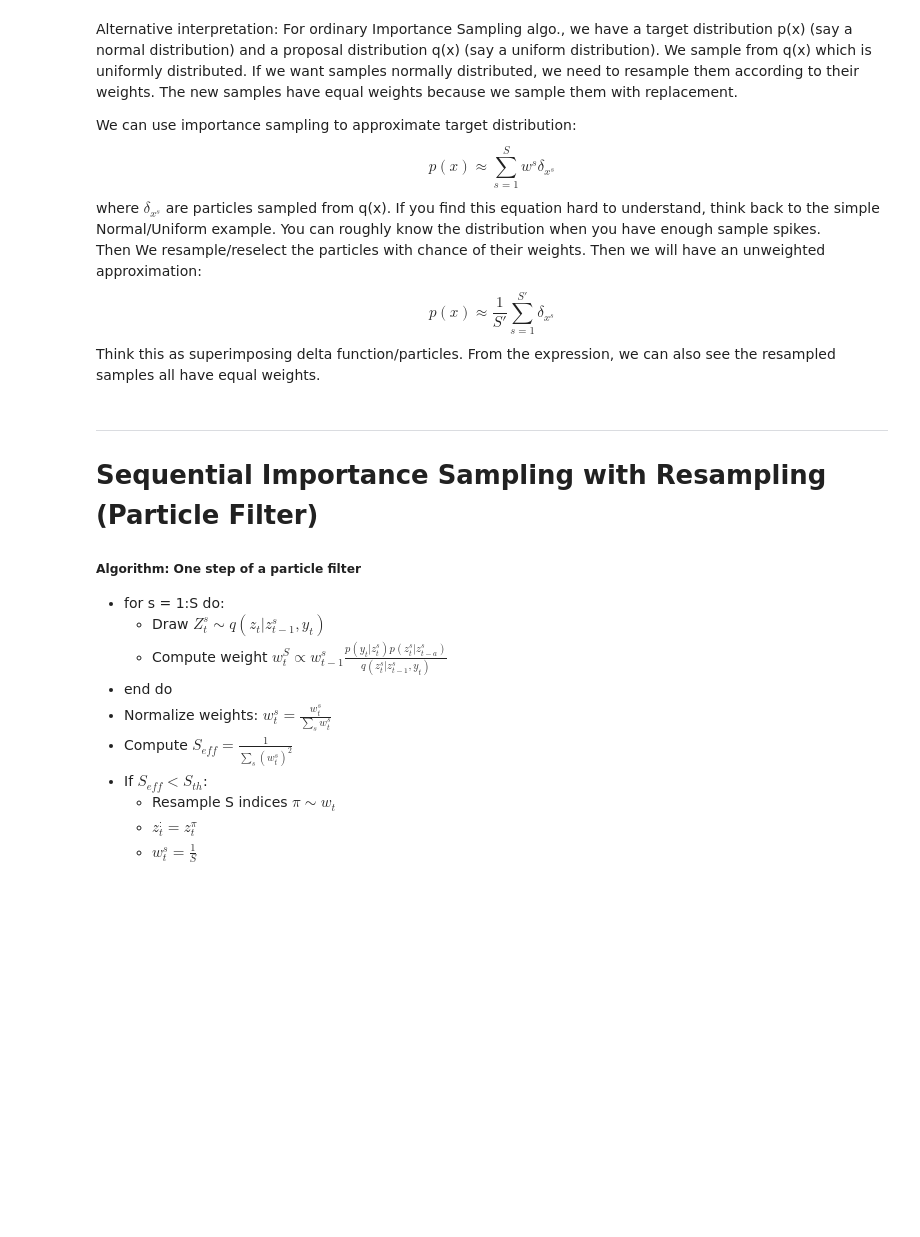
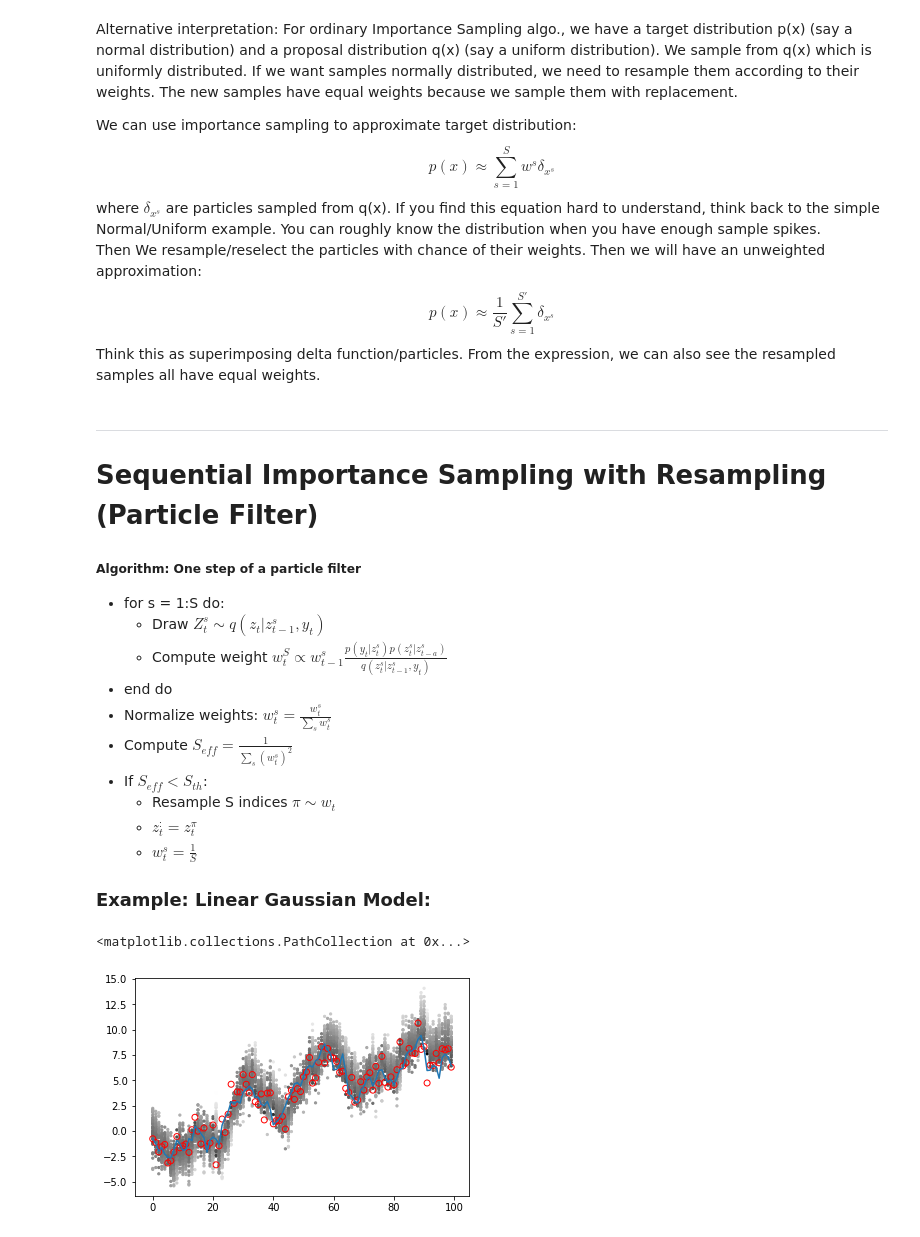
Before and after one commit to williamLyh/ML_python, a Jupyter notebook: Sequential Importance Sampling and Resampling.ipynb, the cells around one changed output. Saved outputs shown, nothing was run; the diff lists cells and outputs as text; code cells hidden in the pictures; blank space fills up the shorter version.

```diff
--- a/Sequential Importance Sampling and Resampling.ipynb
+++ b/Sequential Importance Sampling and Resampling.ipynb
@@ -166,4 +174,39 @@ Think this as superimposing delta function/particles. From the expression, we ca
     - Resample S indices $\pi \sim w_t$
     - $z_t^: = z_t^{\pi}$
     - $w_t^s = \frac{1}{S}$
+
+### Example: Linear Gaussian Model:
+# %%
+from scipy import stats
+time = 100
+particle_number = 50
+particles_Log = np.zeros([particle_number,time])
+weights_Log = np.zeros([particle_number,time])
+# initialize
+particles = np.random.normal(0,1,particle_number)
+weights = np.ones(particle_number)/particle_number
+#particles_Log[:,0] = particles
+#weights_Log[:,0] = weights
+for i in range(time):
+    particles = np.random.normal(A*particles,[0.8]*particle_number,particle_number)
+    weights = weights*stats.norm(C*particles,[1]*particle_number).pdf(z[i])
+    weights = weights/sum(weights)
+    particles_Log[:,i] = particles
+    weights_Log[:,i] = weights
+    # resample
+    occurance = np.random.multinomial(particle_number,weights)
+    r = []
+    for i in range(particle_number):
+        r +=[particles[i]]*occurance[i]
+    particles = np.array(r)
+    weights = 1/particle_number
+# %%
+
+colorScale = np.log(np.log(1/(weights_Log)))
+plt.scatter([range(time)]*particle_number, particles_Log, c=colorScale,cmap='gray',s=5)
+plt.plot(x[:time])
+plt.scatter(range(time),z[:time],facecolors='none', edgecolors='r')
+# %% [output]
+<matplotlib.collections.PathCollection at 0x...>
+[figure, added]
 # %% [markdown]
```
Also changed, not shown: parts of 6 cells of this notebook.
